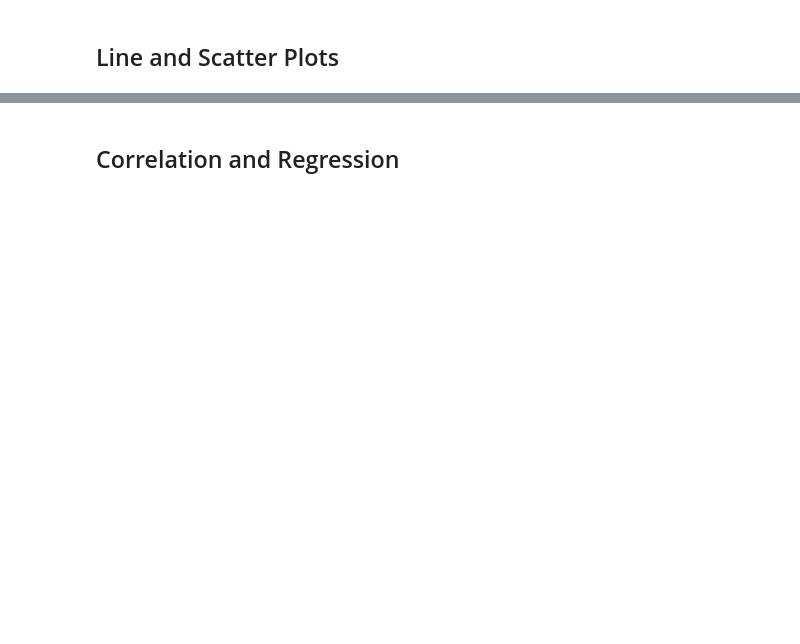
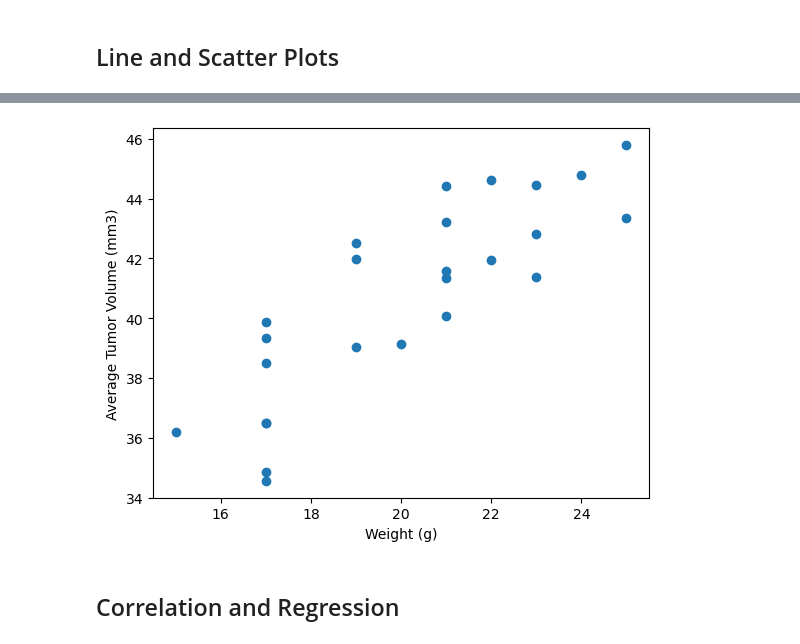
Before and after one commit to dtjskim/visualization-challenge, a Jupyter notebook: Pymaceuticals/pymaceuticals_starter.ipynb, the cells around one changed output, grey strips where cells are left out. Saved outputs shown, nothing was run; the diff lists cells and outputs as text; code cells hidden in the pictures; blank space fills up the shorter version.

```diff
--- a/Pymaceuticals/pymaceuticals_starter.ipynb
+++ b/Pymaceuticals/pymaceuticals_starter.ipynb
@@ -212,2 +260,27 @@ plt.show()
+# %%
+# Generate a scatter plot of mouse weight vs. the average observed tumor volume for the entire Capomulin regimen
+capomulin_df = combined_df_clean[combined_df_clean['Drug Regimen'] == 'Capomulin']
+
+# Calculate the average tumor volume for each mouse
+avg_tumor_volume = capomulin_df.groupby('Mouse ID')['Tumor Volume (mm3)'].mean().reset_index()
+
+# Merge with the capomulin dataframe to get the weight of each mouse
+mouse_weight = capomulin_df[['Mouse ID', 'Weight (g)']].drop_duplicates()
+avg_tumor_volume = avg_tumor_volume.merge(mouse_weight, on='Mouse ID')
+
+x_values = avg_tumor_volume['Weight (g)']
+y_values = avg_tumor_volume['Tumor Volume (mm3)']
+
+# Plotting the scatter plot
+plt.scatter(x_values, y_values)
+
+# Adding labels and title
+plt.xlabel('Weight (g)')
+plt.ylabel('Average Tumor Volume (mm3)')
+
+# Show the plot
+plt.show()
+# %% [output]
+[figure, added]
 # %% [markdown]
 ## Correlation and Regression
```
Also changed, not shown: parts of 11 cells of this notebook, 1 other file.
